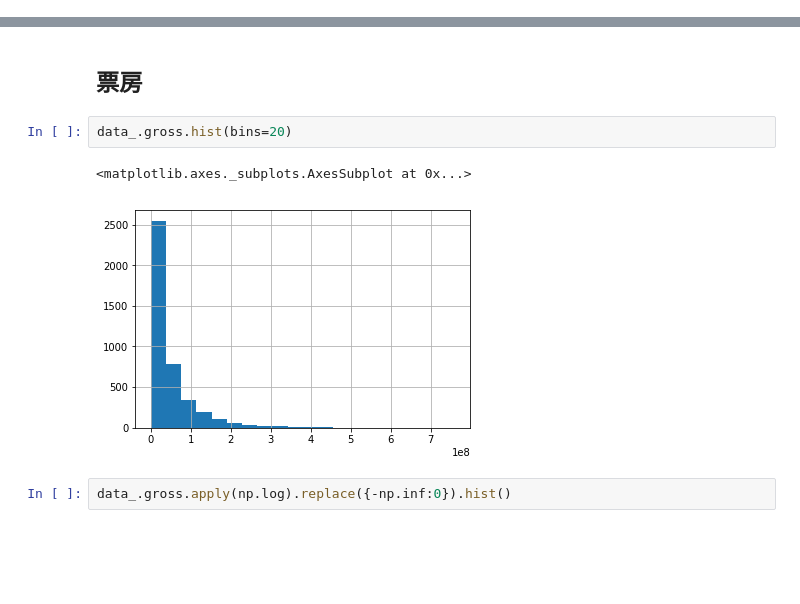
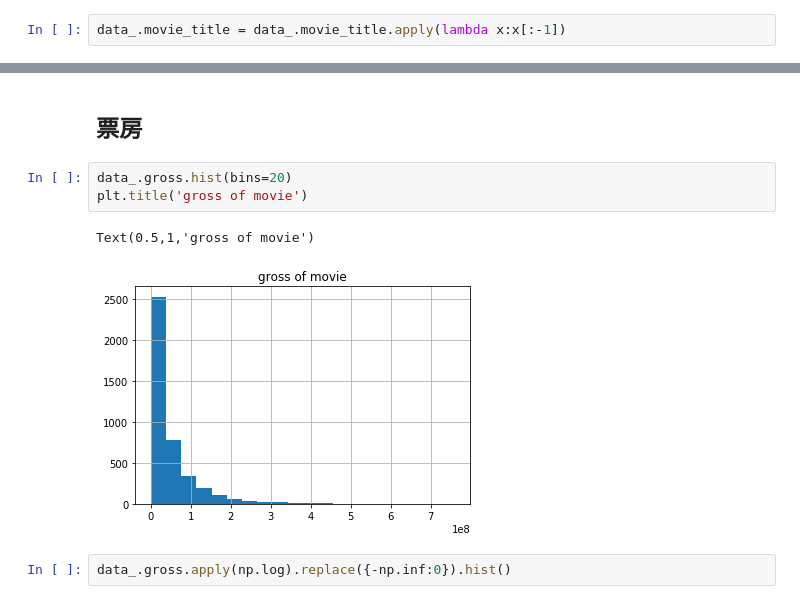
Before and after one commit to yuyi-7/Design-for-course, a Jupyter notebook: movie/movie.ipynb, the cells around one changed output, grey strips where cells are left out. Drawn from its saved outputs; the diff is of its cells as text; blank space fills up the shorter version.

```diff
--- a/movie/movie.ipynb
+++ b/movie/movie.ipynb
@@ -224,6 +245,8 @@ data_.head()
 | 3 | Christopher Nolan | 813.0 | 164.0 | 22000.0 | 23000.0 | ... |
 | 4 | Andrew Stanton | 462.0 | 132.0 | 475.0 | 530.0 | ... |
 5 rows × 25 columns
+# %%
+data_.movie_title = data_.movie_title.apply(lambda x:x[:-1])
 # %% [markdown]
 ## 导演名字的频率
 # %%
@@ -318,9 +437,10 @@ Name: actor_2_name, Length: 2439, dtype: int64
 ## 票房
 # %%
 data_.gross.hist(bins=20)
+plt.title('gross of movie')
 # %% [output]
-<matplotlib.axes._subplots.AxesSubplot at 0x...>
+Text(0.5,1,'gross of movie')
-[figure, old version]
+[figure, new version]
 # %%
 data_.gross.apply(np.log).replace({-np.inf:0}).hist()
 # %% [output]
```
Also changed, not shown: parts of 34 cells of this notebook, 1 other file.
